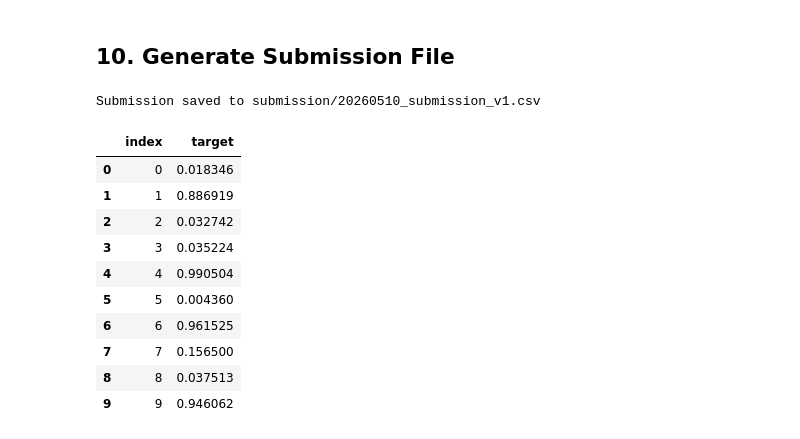
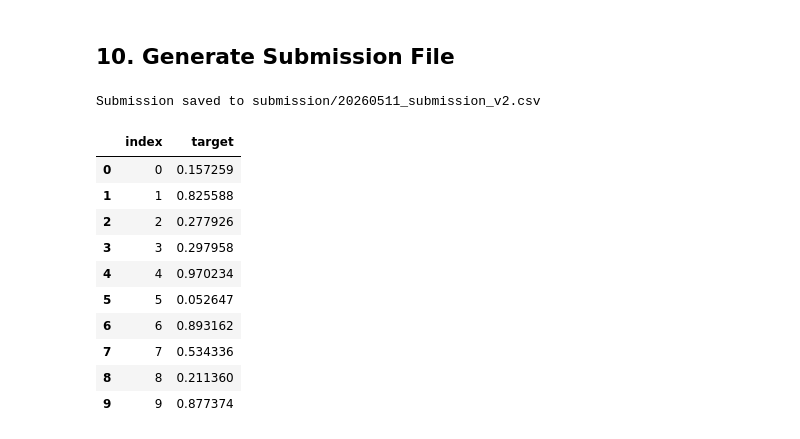
Before and after one commit to haunk/Twitter-Bot-account-prediction, a Jupyter notebook: twitter_bot_detection.ipynb, the cells around one changed output. Drawn from its saved outputs; the diff is of its cells as text; code cells hidden in the pictures.

Commit message:
Rank Averaging work, encode lang_en_te not work, new text feature work. 9447_93839

```diff
--- a/twitter_bot_detection.ipynb
+++ b/twitter_bot_detection.ipynb
@@ -184,7 +184,7 @@ def feature_engineer(df):
     # ---- Date/time features ----
     df['created_at'] = pd.to_datetime(df['created_at'], errors='coerce')
     df['account_hour']      = df['created_at'].dt.hour
-    df['account_dayofweek'] = df['created_at'].dt.dayofweek  # ✅ put back
+    df['account_dayofweek'] = df['created_at'].dt.dayofweek
     df['account_year']      = df['created_at'].dt.year
 
     # ---- Ratio features ----
@@ -204,15 +204,28 @@ def feature_engineer(df):
     df['description_word_cnt'] = df['description'].fillna('').str.split().str.len()
     df['has_url_in_desc']      = df['description'].fillna('').str.contains('http', case=False).astype(int)
 
+
+    # New text features:
+    df['desc_has_emoji']         = df['description'].fillna('').str.contains('[^\x00-\x7F]').astype(int)
+    df['desc_special_char_cnt']  = df['description'].fillna('').str.count(r'[^a-zA-Z0-9\s]')
+
+    # New screen name features:
+    df['screen_name_underscore'] = df['screen_name'].fillna('').str.count('_')
+    df['screen_name_upper_cnt']  = df['screen_name'].fillna('').str.count(r'[A-Z]')
+
+    # New engagement ratio:
+    df['engagement_ratio'] = (df['favourites_count'] + df['statuses_count']) / (df['followers_count'] + 1e-6)
+
+
     # ---- Screen name features ----
     df['screen_name_len']         = df['screen_name'].fillna('').str.len()
     df['screen_name_digits']      = df['screen_name'].fillna('').str.count(r'\d')
-    df['screen_name_digit_ratio'] = df['screen_name_digits'] / (df['screen_name_len'] + eps)  # ✅ put back
+    df['screen_name_digit_ratio'] = df['screen_name_digits'] / (df['screen_name_len'] + eps)
 
     # ---- Location / profile flags ----
     df['has_location']             = (df['location'].notna() & (df['location'].str.lower() != 'unknown')).astype(int)
-    df['has_custom_profile_image'] = (~df['profile_image_url'].isna()).astype(int)   # ✅ put back
-    df['has_custom_bg_image']      = (~df['profile_background_image_url'].isna()).astype(int)  # ✅ put back
+    df['has_custom_profile_image'] = (~df['profile_image_url'].isna()).astype(int)
+    df['has_custom_bg_image']      = (~df['profile_background_image_url'].isna()).astype(int)
 
     # ---- Language ----
     top_langs = ['en','es','pt','tr','fr','ar','ja','de','it','id']
@@ -705,7 +718,8 @@ cat_params = {
     'depth':               8,
     'eval_metric':         'AUC',
     'random_seed':         RANDOM_STATE,
-    'verbose':             False
+    'verbose':             False,
+    'thread_count':         -1,
 }
 
 cat_oof   = np.zeros(len(X))
@@ -1123,32 +1039,39 @@ plt.show()
 # %%
 import os
 from datetime import datetime
 
-os.makedirs('submission', exist_ok=True)
-today = datetime.today().strftime('%Y%m%d')
+# ── Create submission folder if it doesn't exist ─────────────────────────────
+os.makedirs('submission', exist_ok=True)  # won't crash if folder already exists
+
+# ── Get today's date ──────────────────────────────────────────────────────────
+today = datetime.today().strftime('%Y%m%d')  # e.g. 20260509
+
+# ── Auto-increment version based on existing files in submission folder ───────
 version = 1
 while os.path.exists(f'submission/{today}_submission_v{version}.csv'):
-    version += 1
-filename = f'submission/{today}_submission_v{version}.csv'
+    version += 1  # keep incrementing until filename doesn't exist yet
 
+filename = f'submission/{today}_submission_v{version}.csv'  # e.g. submission/20260509_submission_v1.csv
+
+# ── Create and save submission ────────────────────────────────────────────────
 submission = pd.DataFrame({
     'index':  test_fe['index'],
-    'target': multi_preds       # ← use multi-seed predictions instead of ensemble_preds
+    'target': ensemble_preds
 })
 
 submission.to_csv(filename, index=False)
 print(f'Submission saved to {filename}')
 submission.head(10)
 # %% [output]
-Submission saved to submission/20260510_submission_v1.csv
+Submission saved to submission/20260511_submission_v2.csv
 |  | index | target |
-| 0 | 0 | 0.018346 |
-| 1 | 1 | 0.886919 |
-| 2 | 2 | 0.032742 |
-| 3 | 3 | 0.035224 |
-| 4 | 4 | 0.990504 |
-| 5 | 5 | 0.004360 |
-| 6 | 6 | 0.961525 |
-| 7 | 7 | 0.156500 |
-| 8 | 8 | 0.037513 |
-| 9 | 9 | 0.946062 |
+| 0 | 0 | 0.157259 |
+| 1 | 1 | 0.825588 |
+| 2 | 2 | 0.277926 |
+| 3 | 3 | 0.297958 |
+| 4 | 4 | 0.970234 |
+| 5 | 5 | 0.052647 |
+| 6 | 6 | 0.893162 |
+| 7 | 7 | 0.534336 |
+| 8 | 8 | 0.211360 |
+| 9 | 9 | 0.877374 |
```
Also changed, not shown: parts of 18 cells of this notebook, 9 other files.
